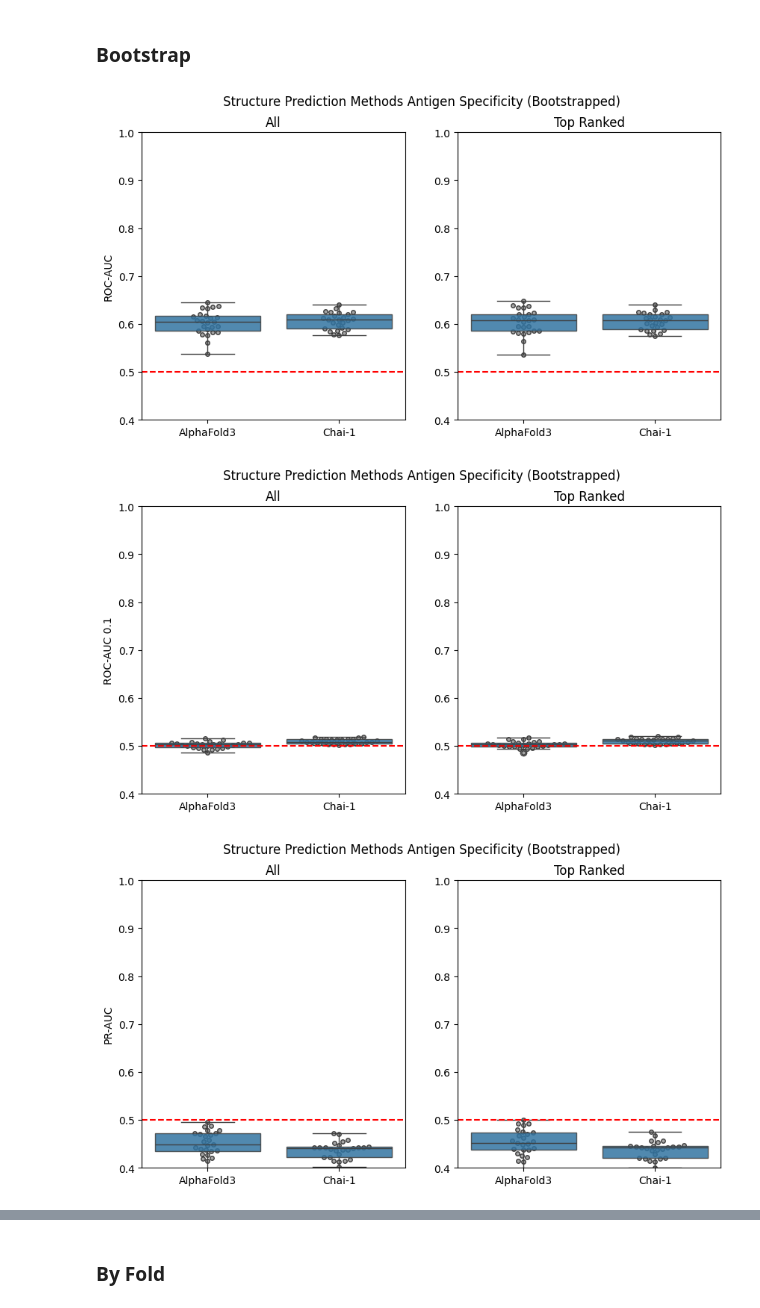
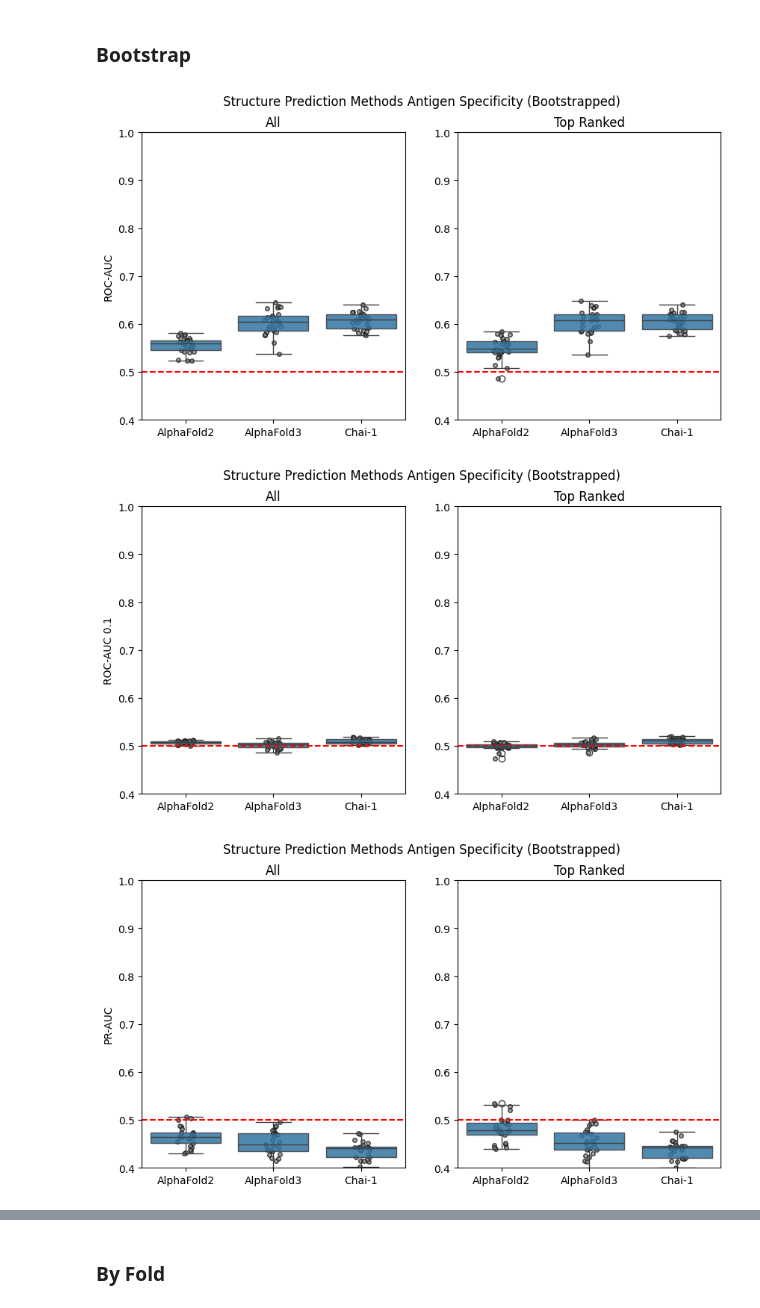
Before and after one commit to benjiemc/tcr-pmhc-predicted-structures, a Jupyter notebook: notebooks/benchmark_structure_prediction_methods.ipynb, the cells around one changed output, grey strips where cells are left out. Saved outputs shown, nothing was run; the diff lists cells and outputs as text; code cells hidden in the pictures.

Commit message:
Add AF2 data to benchmark

```diff
--- a/notebooks/benchmark_structure_prediction_methods.ipynb
+++ b/notebooks/benchmark_structure_prediction_methods.ipynb
@@ -44,8 +44,16 @@ chai_confidence_scores['model'] = 'Chai-1'
 # %%
 chai_confidence_scores['top_rank'] = False
 chai_confidence_scores.loc[chai_confidence_scores.groupby('name')['aggregate_score'].idxmax(), 'top_rank'] = True
+# %%
+af2_confidence_scores = pd.read_csv('../data/interim/confidence_scores_af2_af3_tcrmodel2_1500.csv')
+af2_confidence_scores['model'] = 'AlphaFold2'
+# %%
+af2_confidence_scores['top_rank'] = False
+af2_confidence_scores.loc[af2_confidence_scores.groupby('name')['ranking_confidence'].idxmax(), 'top_rank'] = True
 # %%
-confidence_scores = pd.concat([af3_confidence_scores, chai_confidence_scores]).reset_index(drop=True)
+confidence_scores = pd.concat([af3_confidence_scores, chai_confidence_scores, af2_confidence_scores]).reset_index(
+    drop=True
+)
 # %%
 confidence_scores = confidence_scores.merge(sequences, how='left', left_on='name', right_index=True)
 # %% [markdown]
@@ -126,39 +136,39 @@ for metric_name in ('roc_auc', 'roc_auc_01', 'pr_auc'):
     for i, (ax, title, data) in enumerate(
         zip(axes, ('All', 'Top Ranked'), (samples_metric_scores, samples_metric_scores_top_rank), strict=True)
     ):
-        sns.swarmplot(
+        sns.stripplot(
             data,
             x='model',
             y=metric_name,
             color='grey',
             zorder=1,
             marker='o',
             size=4,
             edgecolor='black',
             linewidth=1,
             alpha=0.70,
             ax=ax,
         )
         sns.boxplot(data, x='model', y=metric_name, boxprops={'alpha': 0.85}, ax=ax)
 
         ax.axhline(0.5, color='r', linestyle='dashed')
 
         ax.set_title(title)
         ax.set_xlabel('')
         ax.set_ylim(0.4, 1.0)
 
         if i == 0:
             ax.set_ylabel(format_metric_name(metric_name))
 
         else:
             ax.set_ylabel('')
 
     plt.savefig(f'../report/figures/method_benchmark_specificity_bootstrap_{metric_name}.svg')
     plt.show()
 # %% [output]
-[figure, old version]
+[figure, new version]
-[figure, old version]
+[figure, new version]
-[figure, old version]
+[figure, new version]
 # %%
 sns.FacetGrid(
     samples_metric_scores.melt(
```
Also changed, not shown: parts of 6 cells of this notebook.
